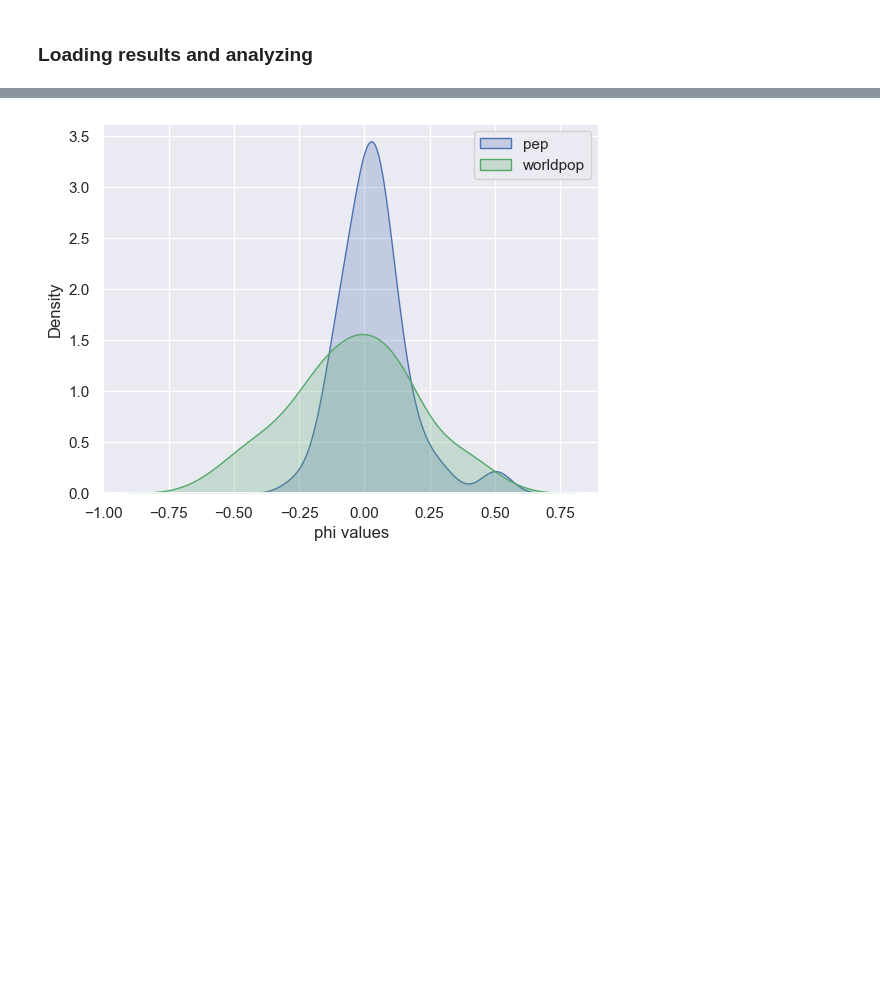
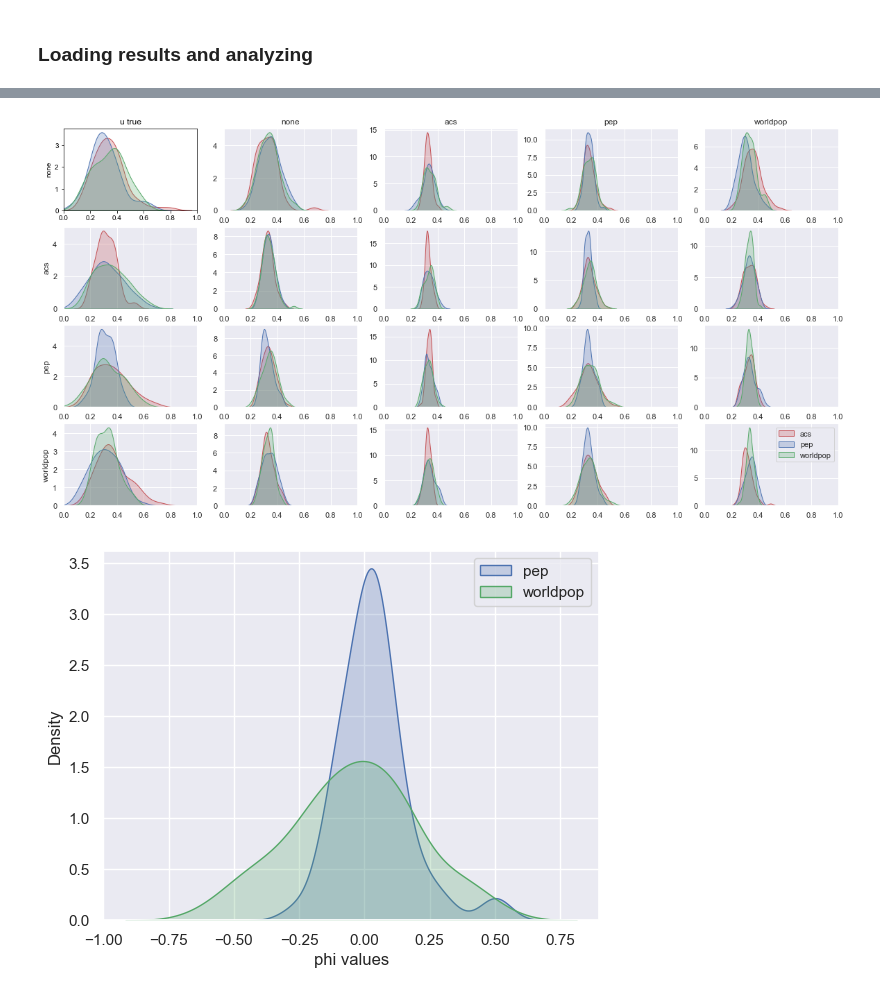
Before and after one commit to nickblink/pop_ensemble, a Jupyter notebook: code/train2010 - CAR debug.ipynb, the cells around one changed output, grey strips where cells are left out. Drawn from its saved outputs; the diff is of its cells as text; code cells hidden in the pictures; blank space fills up the shorter version.

Commit message:
Cleaning up plotting and DGP

```diff
--- a/code/train2010 - CAR debug.ipynb
+++ b/code/train2010 - CAR debug.ipynb
@@ -144,9 +131,0 @@ mcmc_config
-# %%
-t0 = time.perf_counter()
-CAR_samples, chain_samples, sampler_stat = run_mcmc_CAR(data = data_sub,
-                                                        adjacency = adj_sub,
-                                                        pivot = 1,
-                                                        models = models,
-                                                        debug_mode = True,
-                                                        **mcmc_config)
-print(time.perf_counter() - t0)
@@ -191,6 +207,9 @@ pivot = 1
 # %%
-ESS = tfp.mcmc.effective_sample_size(chain_samples, cross_chain_dims = 1).numpy()
-rhat = tfp.mcmc.potential_scale_reduction(chain_samples, independent_chain_ndims=1).numpy()
-print(ESS.mean())
-print(rhat.mean())
+for key in res_dict.keys():
+    print(key)
+    chain_samples = res_dict[key][1]
+    ESS = tfp.mcmc.effective_sample_size(chain_samples, cross_chain_dims = 1).numpy()
+    rhat = tfp.mcmc.potential_scale_reduction(chain_samples, independent_chain_ndims=1).numpy()
+    print(ESS.mean())
+    print(rhat.mean())
 # %% [output]
@@ -230 +233,68 @@ sampler_stat
+# %%
+import seaborn as sns
+plt.rcParams['figure.figsize'] = [20, 10]
+labels = models[:]
+labels.insert(0, 'none')
+
+fig = plt.figure()
+iter = 0
+
+for pivot_DGP in range(-1,3):
+
+    iter = iter + 1
+    plt.subplot(4, 5, iter)
+
+    u_true = res_dict['pDGP: ' + str(pivot_DGP) + '; pfit: -1'][4]
+
+    CAR_df = pd.DataFrame(u_true[0,:,:], columns = ["acs","pep","worldpop"])
+    #CAR_df = pd.DataFrame(CAR_ensemble_weights.numpy(), columns = ["acs","pep","worldpop"])
+
+    plt.subplot(4, 5, iter)
+    sns.set(style="darkgrid")
+    tt = sns.kdeplot(CAR_df['acs'], shade=True, color="r", label = 'acs')
+    tt = sns.kdeplot(CAR_df["pep"], shade=True, color="b", label = 'pep')
+    tt = sns.kdeplot(CAR_df["worldpop"], shade=True, color="g", label = 'worldpop')
+    if pivot_DGP == -1:
+        plt.title('u true')
+    plt.ylabel(labels[pivot_DGP + 1])
+    plt.xlabel('')
+    plt.xlim(0,1)
+
+    for pivot_fit in range(-1,3):
+        iter = iter + 1
+        key = 'pDGP: ' + str(pivot_DGP) + '; pfit: ' + str(pivot_fit)
+        #print(key)
+        CAR_samples = res_dict[key][0]
+        CAR_ensemble_weights = tf.reduce_mean(CAR_samples[0], axis = 2).numpy()
+        if pivot_fit > -1:
+            CAR_ensemble_weights = tf.constant(np.insert(CAR_ensemble_weights, pivot_fit, 0., axis = 1))
+        #CAR_ensemble_weights = tf.reduce_mean(CAR_samples[0], axis = 2)
+
+        # get exponentiated values and sum across models
+        exp_phi = tf.math.exp(CAR_ensemble_weights)
+
+        exp_phi_rows = tf.reduce_sum(exp_phi, 1)
+
+        # get model weights and calculate mean estimate
+        u = exp_phi/exp_phi_rows[...,None]
+
+        CAR_df = pd.DataFrame(u, columns = ["acs","pep","worldpop"])
+        #CAR_df = pd.DataFrame(CAR_ensemble_weights.numpy(), columns = ["acs","pep","worldpop"])
+
+        plt.subplot(4, 5, iter)
+        sns.set(style="darkgrid")
+        tt = sns.kdeplot(CAR_df['acs'], shade=True, color="r", label = 'acs')
+        tt = sns.kdeplot(CAR_df["pep"], shade=True, color="b", label = 'pep')
+        tt = sns.kdeplot(CAR_df["worldpop"], shade=True, color="g", label = 'worldpop')
+        #plt.legend()
+        plt.xlabel('')
+        plt.ylabel('')
+        if pivot_DGP == -1:
+            plt.title(labels[pivot_fit + 1])
+        plt.xlim(0,1)
+
+plt.legend()
+plt.show()
+# %% [output]
+[figure, added]
 # %%
```
Also changed, not shown: parts of 17 cells of this notebook, 1 other file.
